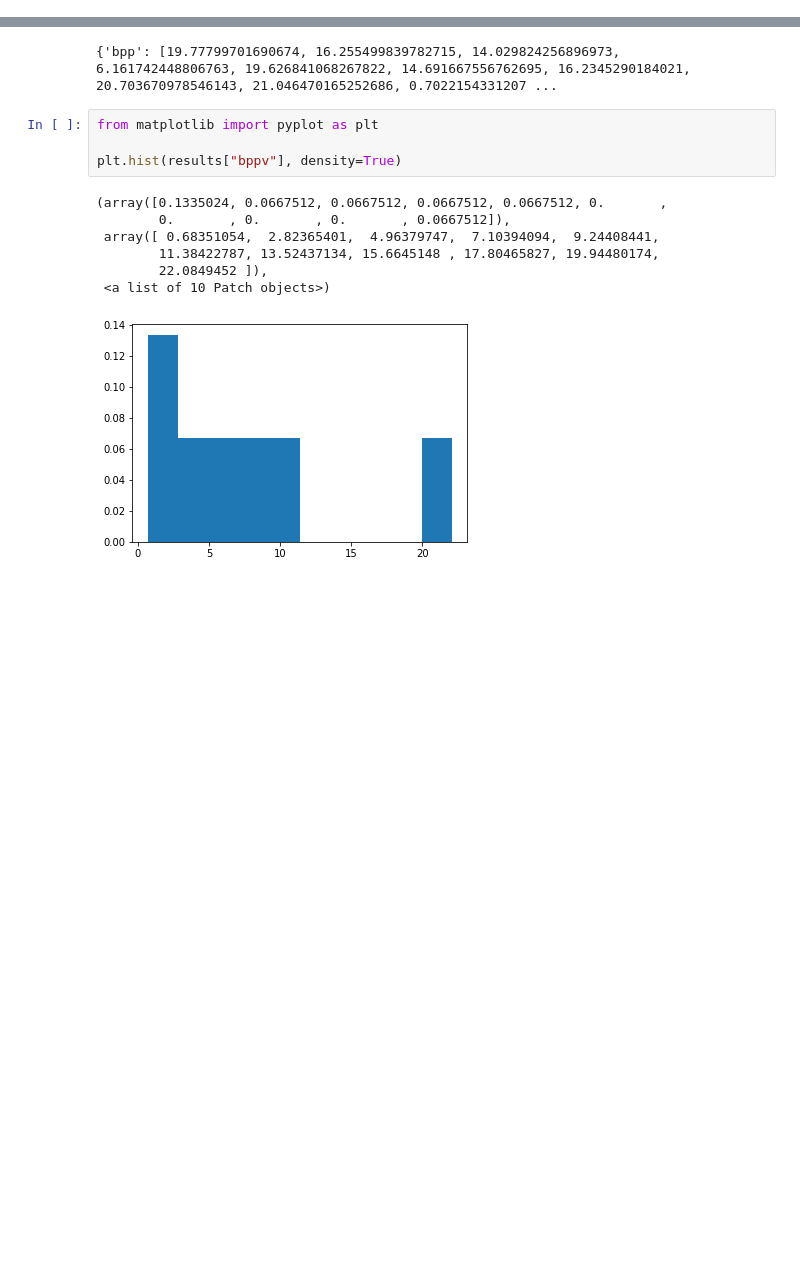
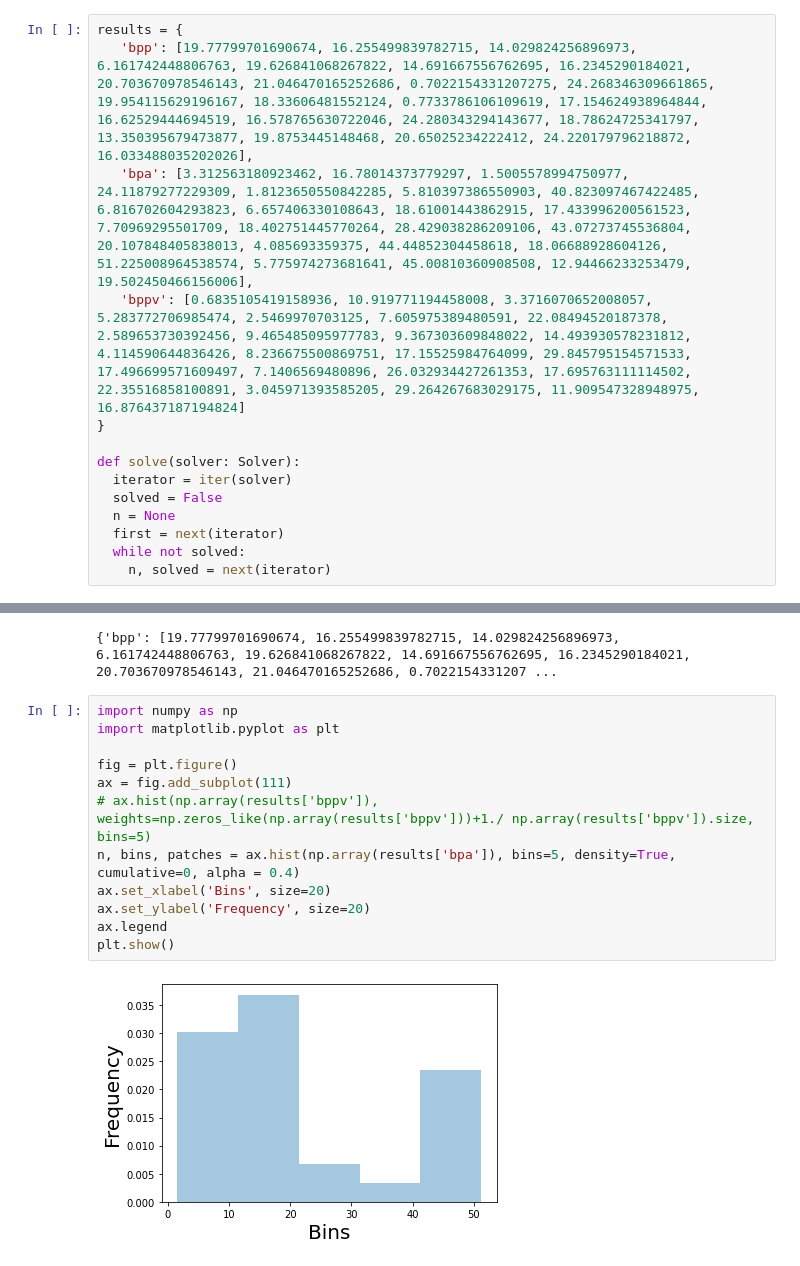
Before and after one commit to matiapa/itba-sia, a Jupyter notebook: TPE1.ipynb, the cells around one changed output, grey strips where cells are left out. Cells and saved outputs as stored; diff of their text form; blank space fills up the shorter version.

```diff
--- a/TPE1.ipynb
+++ b/TPE1.ipynb
@@ -518,3 +499,17 @@ def solve(solver: Solver):
+# %%
+results = {
+   'bpp': [19.77799701690674, 16.255499839782715, 14.029824256896973, 6.161742448806763, 19.626841068267822, 14.691667556762695, 16.2345290184021, 20.703670978546143, 21.046470165252686, 0.7022154331207275, 24.268346309661865, 19.954115629196167, 18.33606481552124, 0.7733786106109619, 17.154624938964844, 16.62529444694519, 16.578765630722046, 24.280343294143677, 18.78624725341797, 13.350395679473877, 19.8753445148468, 20.65025234222412, 24.220179796218872, 16.033488035202026],
+   'bpa': [3.312563180923462, 16.78014373779297, 1.5005578994750977, 24.11879277229309, 1.8123650550842285, 5.810397386550903, 40.823097467422485, 6.816702604293823, 6.657406330108643, 18.61001443862915, 17.433996200561523, 7.70969295501709, 18.402751445770264, 28.429038286209106, 43.07273745536804, 20.107848405838013, 4.085693359375, 44.44852304458618, 18.06688928604126, 51.225008964538574, 5.775974273681641, 45.00810360908508, 12.94466233253479, 19.502450466156006],
+   'bppv': [0.6835105419158936, 10.919771194458008, 3.3716070652008057, 5.283772706985474, 2.5469970703125, 7.605975389480591, 22.08494520187378, 2.589653730392456, 9.465485095977783, 9.367303609848022, 14.493930578231812, 4.114590644836426, 8.236675500869751, 17.15525984764099, 29.845795154571533, 17.496699571609497, 7.1406569480896, 26.032934427261353, 17.695763111114502, 22.35516858100891, 3.045971393585205, 29.264267683029175, 11.909547328948975, 16.876437187194824]
+}
+
+def solve(solver: Solver):
+  iterator = iter(solver)
+  solved = False
+  n = None
+  first = next(iterator)
+  while not solved:
+    n, solved = next(iterator)
 # %%
 import time
 
@@ -569,15 +564,17 @@ IGNORED?  True
 print(results)
 # %% [output]
 {'bpp': [19.77799701690674, 16.255499839782715, 14.029824256896973, 6.161742448806763, 19.626841068267822, 14.691667556762695, 16.2345290184021, 20.703670978546143, 21.046470165252686, 0.7022154331207 ...
-# %%
-from matplotlib import pyplot as plt
-
-plt.hist(results["bppv"], density=True)
-# %% [output]
-(array([0.1335024, 0.0667512, 0.0667512, 0.0667512, 0.0667512, 0.       ,
-        0.       , 0.       , 0.       , 0.0667512]),
- array([ 0.68351054,  2.82365401,  4.96379747,  7.10394094,  9.24408441,
-        11.38422787, 13.52437134, 15.6645148 , 17.80465827, 19.94480174,
-        22.0849452 ]),
- <a list of 10 Patch objects>)
-[figure, removed]
+# %%
+import numpy as np
+import matplotlib.pyplot as plt
+
+fig = plt.figure()
+ax = fig.add_subplot(111)
+# ax.hist(np.array(results['bppv']), weights=np.zeros_like(np.array(results['bppv']))+1./ np.array(results['bppv']).size, bins=5)
+n, bins, patches = ax.hist(np.array(results['bpa']), bins=5, density=True, cumulative=0, alpha = 0.4)
+ax.set_xlabel('Bins', size=20)
+ax.set_ylabel('Frequency', size=20)
+ax.legend
+plt.show()
+# %% [output]
+[figure, added]
```
Also changed, not shown: parts of 3 cells of this notebook.
